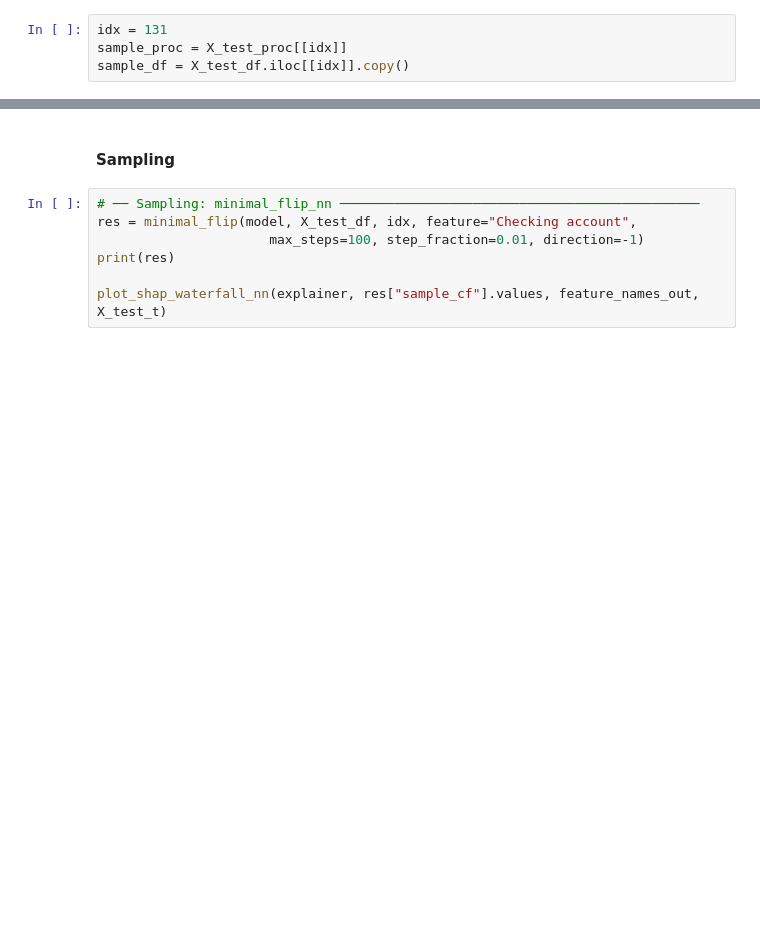
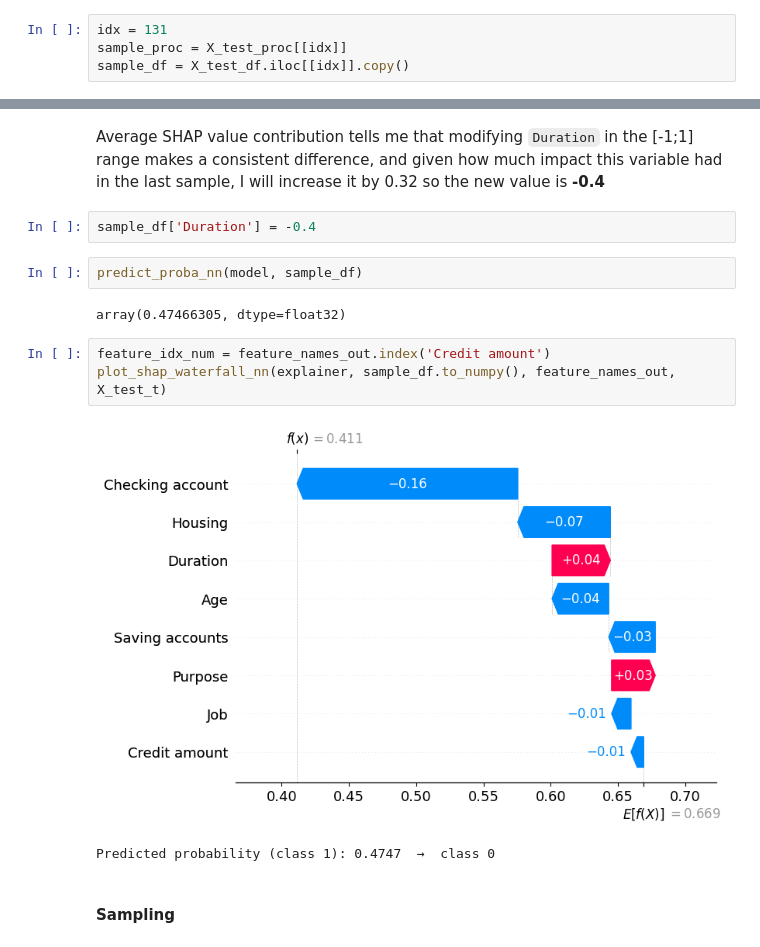
Before and after one commit to StickStickens/DA_proj2_UTADIS-and-company, a Jupyter notebook: nn.ipynb, the cells around one changed output, grey strips where cells are left out. Saved outputs shown, nothing was run; the diff lists cells and outputs as text; blank space fills up the shorter version.

```diff
--- a/nn.ipynb
+++ b/nn.ipynb
@@ -579,9 +617,16 @@ display(sample_df)
+# %% [markdown]
+Average SHAP value contribution tells me that modifying `Duration` in the [-1;1] range makes a consistent difference, and given how much impact this variable had in the last sample, I will increase it by 0.32 so the new value is **-0.4**
+# %%
+sample_df['Duration'] = -0.4
+# %%
+predict_proba_nn(model, sample_df)
+# %% [output]
+array(0.47466305, dtype=float32)
+# %%
+feature_idx_num = feature_names_out.index('Credit amount')
+plot_shap_waterfall_nn(explainer, sample_df.to_numpy(), feature_names_out, X_test_t)
+# %% [output]
+[figure, added]
+Predicted probability (class 1): 0.4747  →  class 0
 # %% [markdown]
 #### Sampling
-# %%
-# ── Sampling: minimal_flip_nn ──────────────────────────────────────────────
-res = minimal_flip(model, X_test_df, idx, feature="Checking account",
-                      max_steps=100, step_fraction=0.01, direction=-1)
-print(res)
-
-plot_shap_waterfall_nn(explainer, res["sample_cf"].values, feature_names_out, X_test_t)
```
Also changed, not shown: parts of 50 cells of this notebook, 1 other file.
